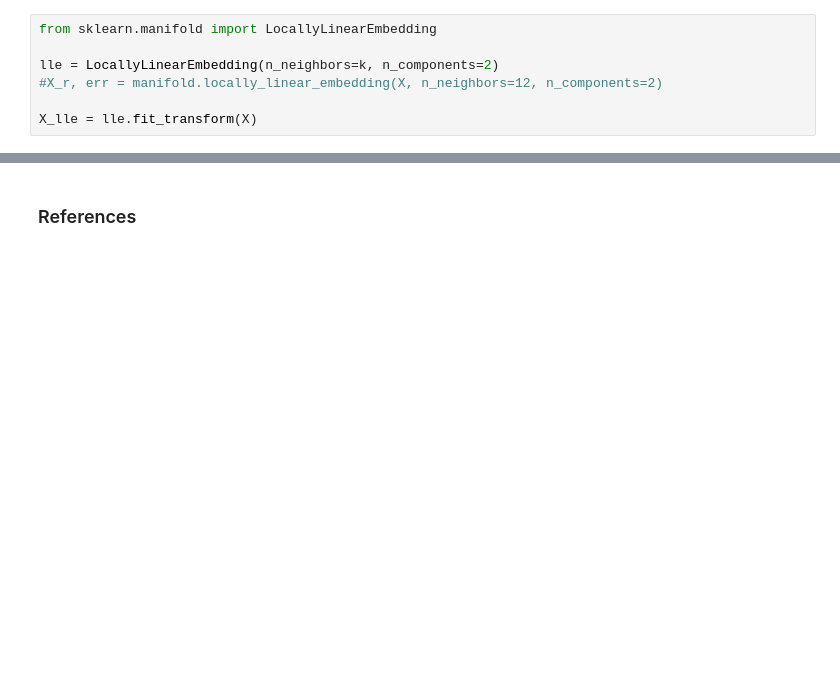
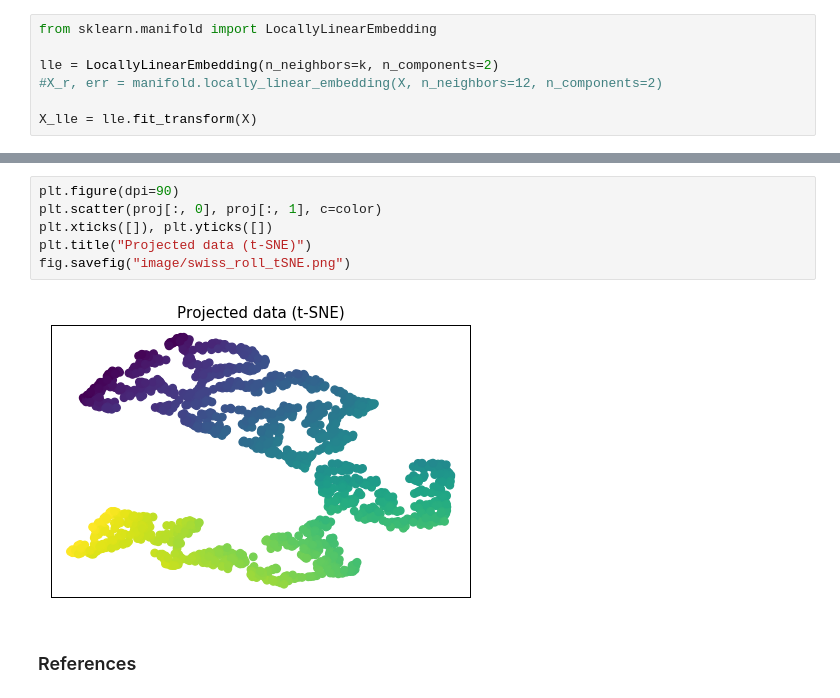
Before and after one commit to dalek7/tsne, a Jupyter notebook: lle_swiss_roll.ipynb, the cells around one changed output, grey strips where cells are left out. Saved outputs shown, nothing was run; the diff lists cells and outputs as text; blank space fills up the shorter version.

```diff
--- a/lle_swiss_roll.ipynb
+++ b/lle_swiss_roll.ipynb
@@ -62,3 +68,11 @@ fig.savefig("image/swiss_roll_LLE.png")
+# %%
+plt.figure(dpi=90)
+plt.scatter(proj[:, 0], proj[:, 1], c=color)
+plt.xticks([]), plt.yticks([])
+plt.title("Projected data (t-SNE)")
+fig.savefig("image/swiss_roll_tSNE.png")
+# %% [output]
+[figure, added]
 # %% [markdown]
 ### References
 # %% [markdown]
```
Also changed, not shown: parts of 5 cells of this notebook, 2 other files.
